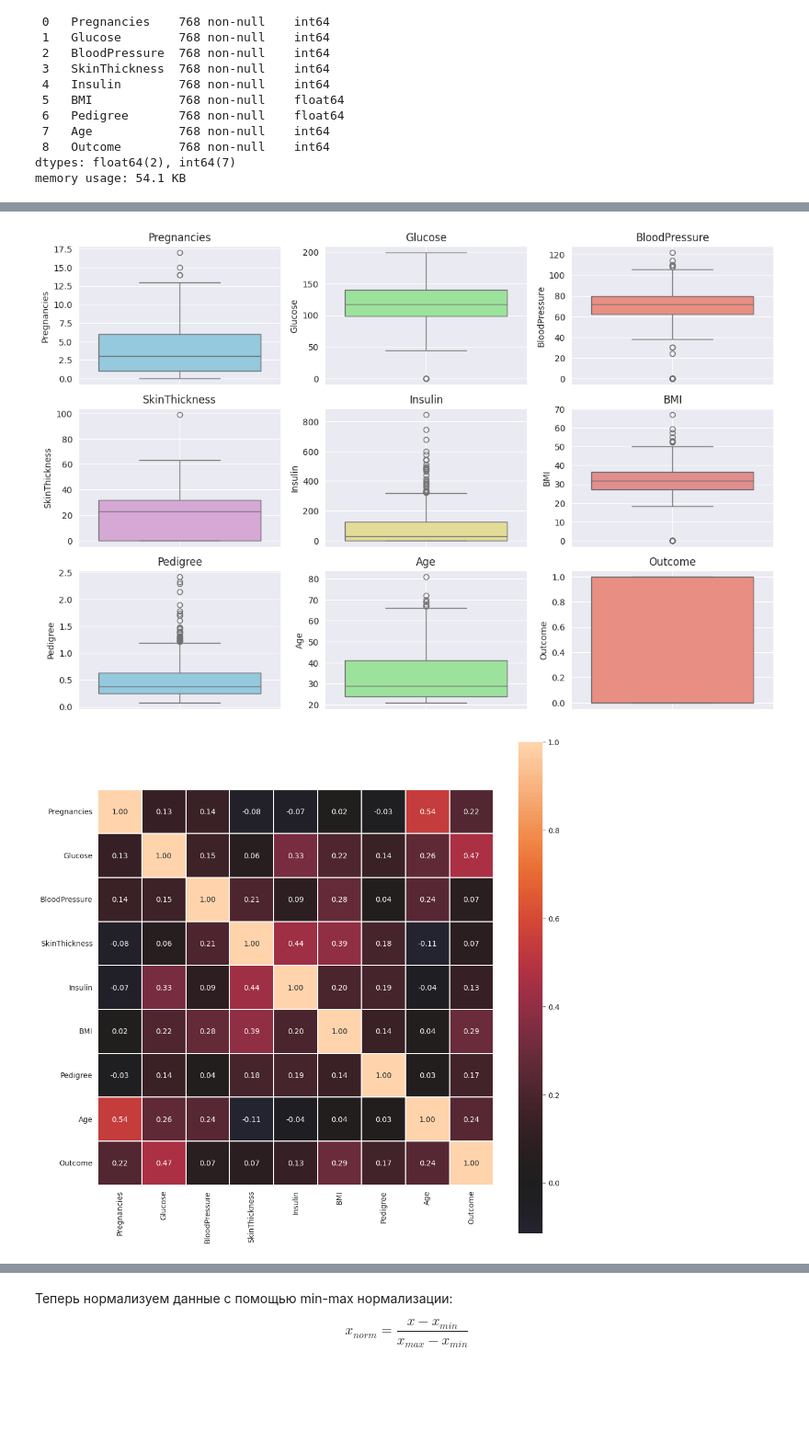
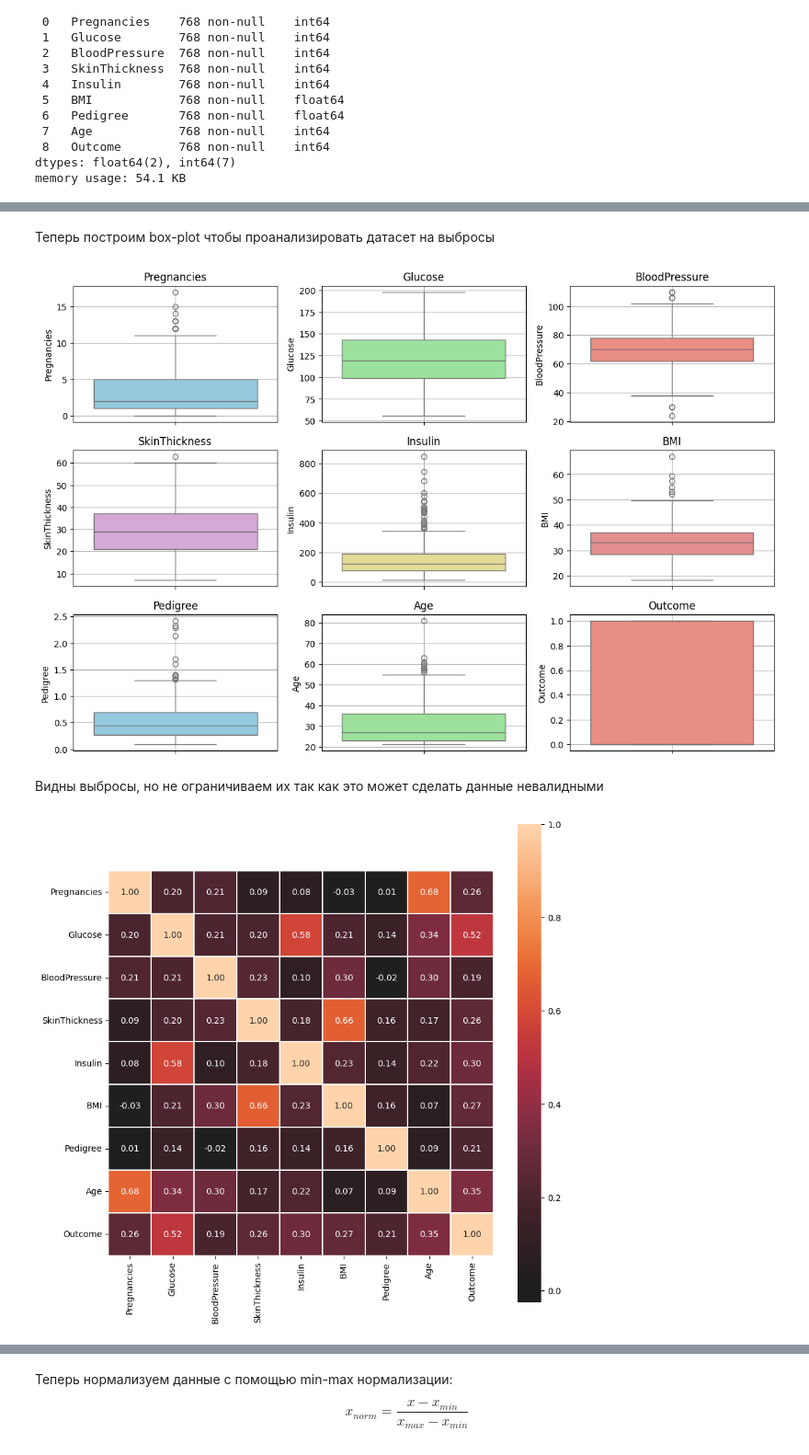
Before and after one commit to timur1516/itmo, a Jupyter notebook: 5-ai-systems/lab-4/lab4.ipynb, the cells around one changed output, grey strips where cells are left out. Shown at 92% size. Cells and saved outputs as stored; diff of their text form; code cells hidden in the pictures; blank space fills up the shorter version.

```diff
--- a/5-ai-systems/lab-4/lab4.ipynb
+++ b/5-ai-systems/lab-4/lab4.ipynb
@@ -20,7 +20,9 @@ warnings.simplefilter(action='ignore', category=FutureWarning)
 # %% [markdown]
 Для начала загрузим датасет и выведем его
 # %%
-df = pd.read_csv("./data/diabetes.xls")
+file_id = "15vitm5WHBI-qP3TQn0KtFz6gyyHZC8Cj"
+url = f"https://drive.google.com/uc?id={file_id}"
+df = pd.read_csv(url)
 df
 # %% [output]
 |  | Pregnancies | Glucose | BloodPressure | SkinThickness | Insulin | BMI | Pedigree | Age | Outcome |
@@ -84,0 +89,4 @@ array([[<Axes: title={'center': 'Pregnancies'}>,
+# %%
+cols_zero_as_nan = ["Glucose","BloodPressure","SkinThickness","Insulin","BMI"]
+df[cols_zero_as_nan] = df[cols_zero_as_nan].replace(0, np.nan)
+df = df.dropna()
@@ -85,3 +120,5 @@ array([[<Axes: title={'center': 'Pregnancies'}>,
+# %% [markdown]
+Теперь построим box-plot чтобы проанализировать датасет на выбросы
 # %%
 num_cols = len(df.columns)
 cols_per_row = 3
@@ -99,11 +136,13 @@ for i, col in enumerate(list(df.columns)):
 plt.tight_layout()
 plt.show()
 # %% [output]
-[figure, old version]
+[figure, new version]
+# %% [markdown]
+Видны выбросы, но не ограничиваем их так как это может сделать данные невалидными
 # %%
-plt.figure(figsize=(12, 12))
+plt.figure(figsize=(10, 10))
 sns.heatmap(df.corr(), annot=True, fmt=".2f", center=0,
             square=True, linewidths=0.1)
 plt.show()
 # %% [output]
-[figure, old version]
+[figure, new version]
```
Also changed, not shown: parts of 21 cells of this notebook.
